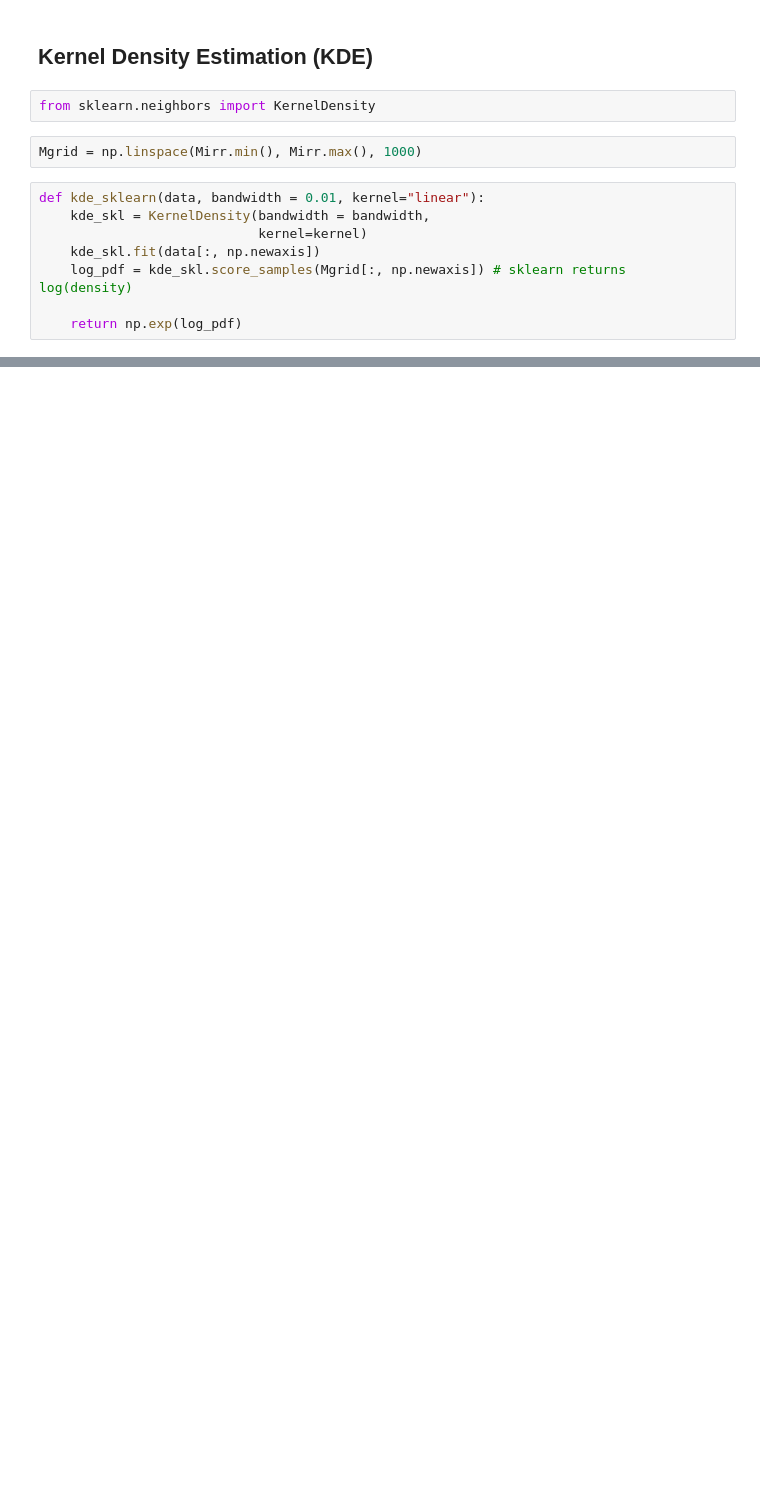
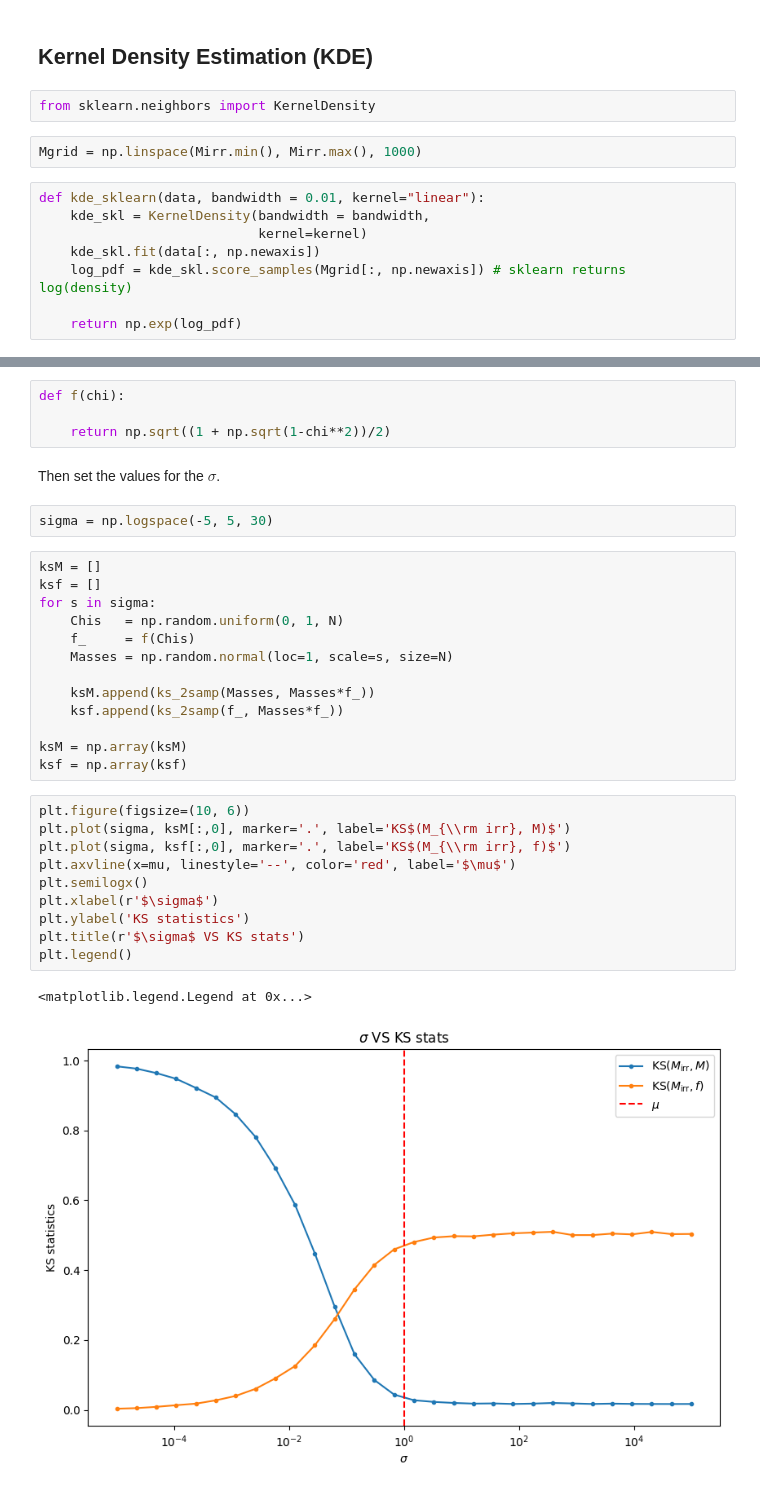
Before and after one commit to SimoneArienti/astrostatistics_bicocca_2024, a Jupyter notebook: working/Ex 08 Irriducible Mass of a BH.ipynb, the cells around one changed output, grey strips where cells are left out. Cells and saved outputs as stored; diff of their text form; blank space fills up the shorter version.

```diff
--- a/working/Ex 08 Irriducible Mass of a BH.ipynb
+++ b/working/Ex 08 Irriducible Mass of a BH.ipynb
@@ -155,0 +178,34 @@ plt.legend()
+# %%
+def f(chi):
+
+    return np.sqrt((1 + np.sqrt(1-chi**2))/2)
+# %% [markdown]
+Then set the values for the $\sigma$.
+# %%
+sigma = np.logspace(-5, 5, 30)
+# %%
+ksM = []
+ksf = []
+for s in sigma:
+    Chis   = np.random.uniform(0, 1, N)
+    f_     = f(Chis)
+    Masses = np.random.normal(loc=1, scale=s, size=N)
+
+    ksM.append(ks_2samp(Masses, Masses*f_))
+    ksf.append(ks_2samp(f_, Masses*f_))
+
+ksM = np.array(ksM)
+ksf = np.array(ksf)
+# %%
+plt.figure(figsize=(10, 6))
+plt.plot(sigma, ksM[:,0], marker='.', label='KS$(M_{\\rm irr}, M)$')
+plt.plot(sigma, ksf[:,0], marker='.', label='KS$(M_{\\rm irr}, f)$')
+plt.axvline(x=mu, linestyle='--', color='red', label='$\mu$')
+plt.semilogx()
+plt.xlabel(r'$\sigma$')
+plt.ylabel('KS statistics')
+plt.title(r'$\sigma$ VS KS stats')
+plt.legend()
+# %% [output]
+<matplotlib.legend.Legend at 0x...>
+[figure, added]
```
Also changed, not shown: parts of 12 cells of this notebook.
